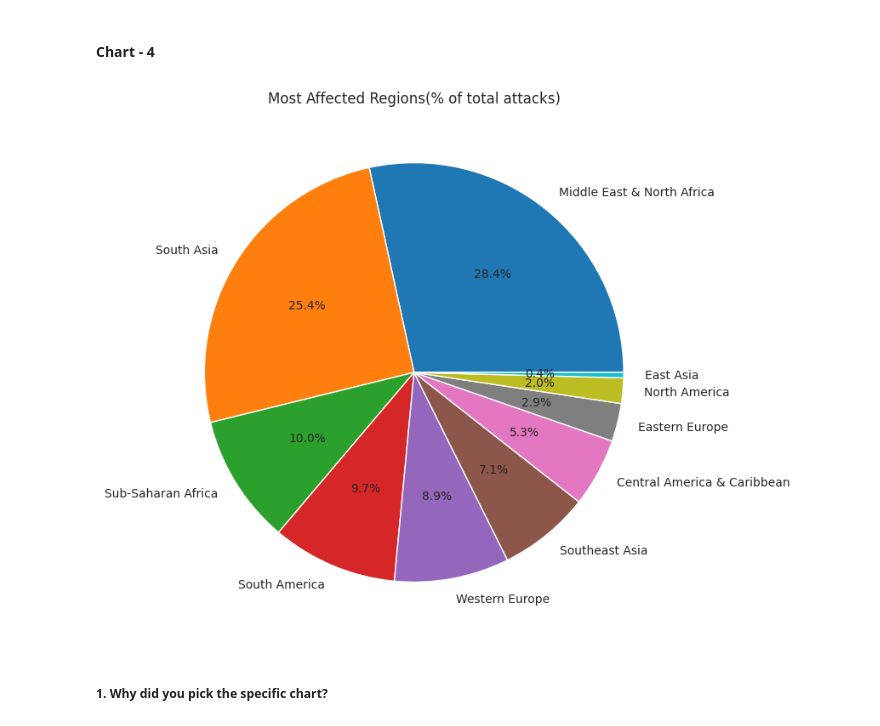
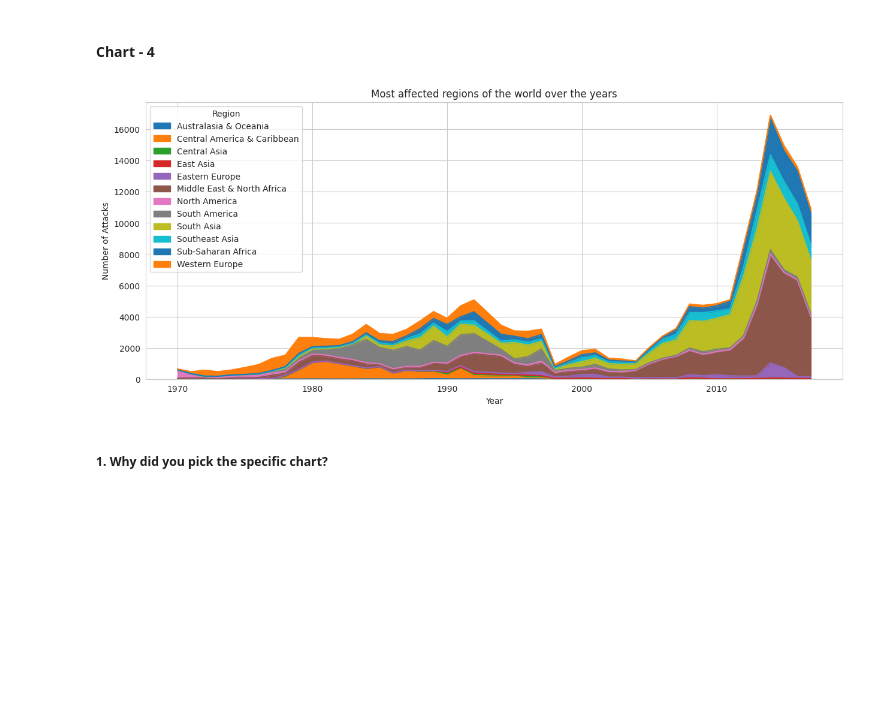
Before and after one commit to vishalrana00007/Global-Terrorism-Database-Capstone-Project, a Jupyter notebook: Global_terrorism_analysis(Capstone_project)Module_2.ipynb, the cells around one changed output. Cells and saved outputs as stored; diff of their text form; code cells hidden in the pictures; blank space fills up the shorter version.

```diff
--- a/Global_terrorism_analysis(Capstone_project)Module_2.ipynb
+++ b/Global_terrorism_analysis(Capstone_project)Module_2.ipynb
@@ -439,17 +422,12 @@ Answer Here
 # %%
 # Chart - 4 visualization code
 # Get the counts of the most affected regions
-most_affected_regions = tr_df['Region'].value_counts().head(10)
-
-# Create the pie chart
-plt.figure(figsize=(10, 8))
-plt.pie(most_affected_regions.values, labels = most_affected_regions.index, autopct='%1.1f%%')
-
-# Add a title
-plt.title('Most Affected Regions(% of total attacks)')
+pd.crosstab(tr_df.Year, tr_df.Region).plot(kind='area',figsize=(15,6))
+plt.title('Most affected regions of the world over the years')
+plt.ylabel('Number of Attacks')
 plt.show()
 # %% [output]
-[figure, old version]
+[figure, new version]
 # %% [markdown]
 ##### 1. Why did you pick the specific chart?
 # %% [markdown]
```
Also changed, not shown: parts of 15 cells of this notebook.
